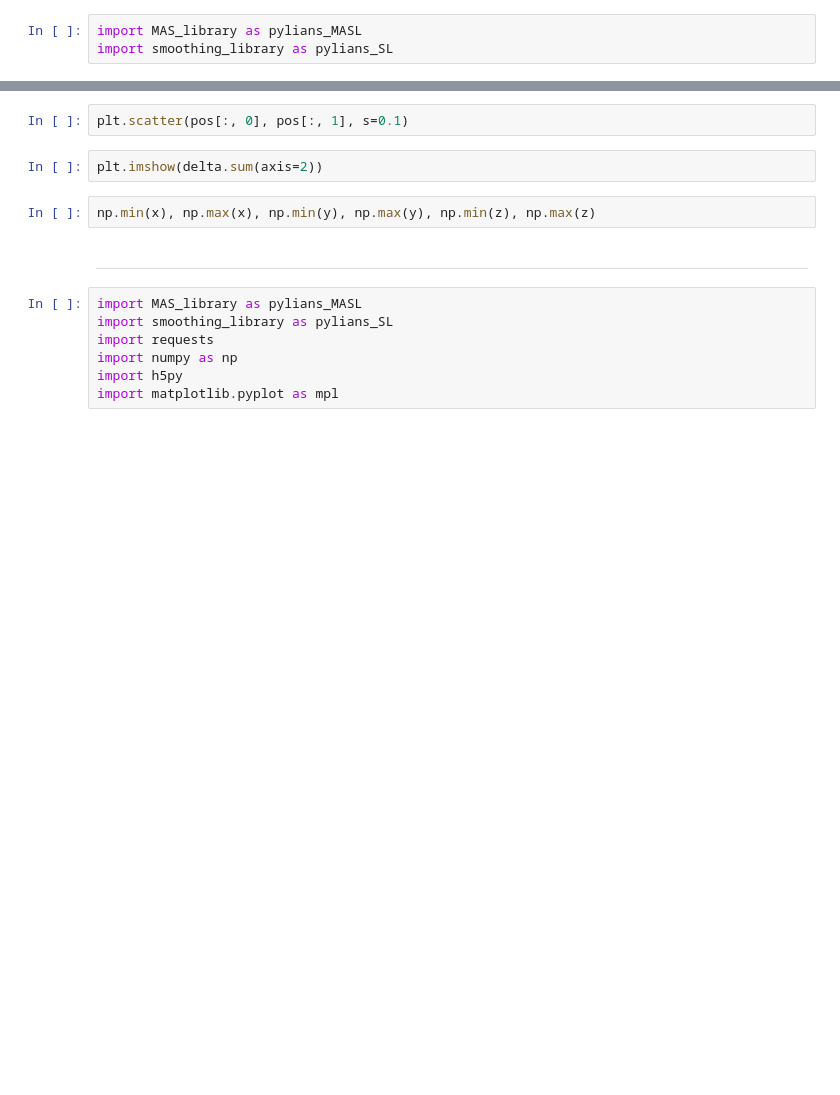
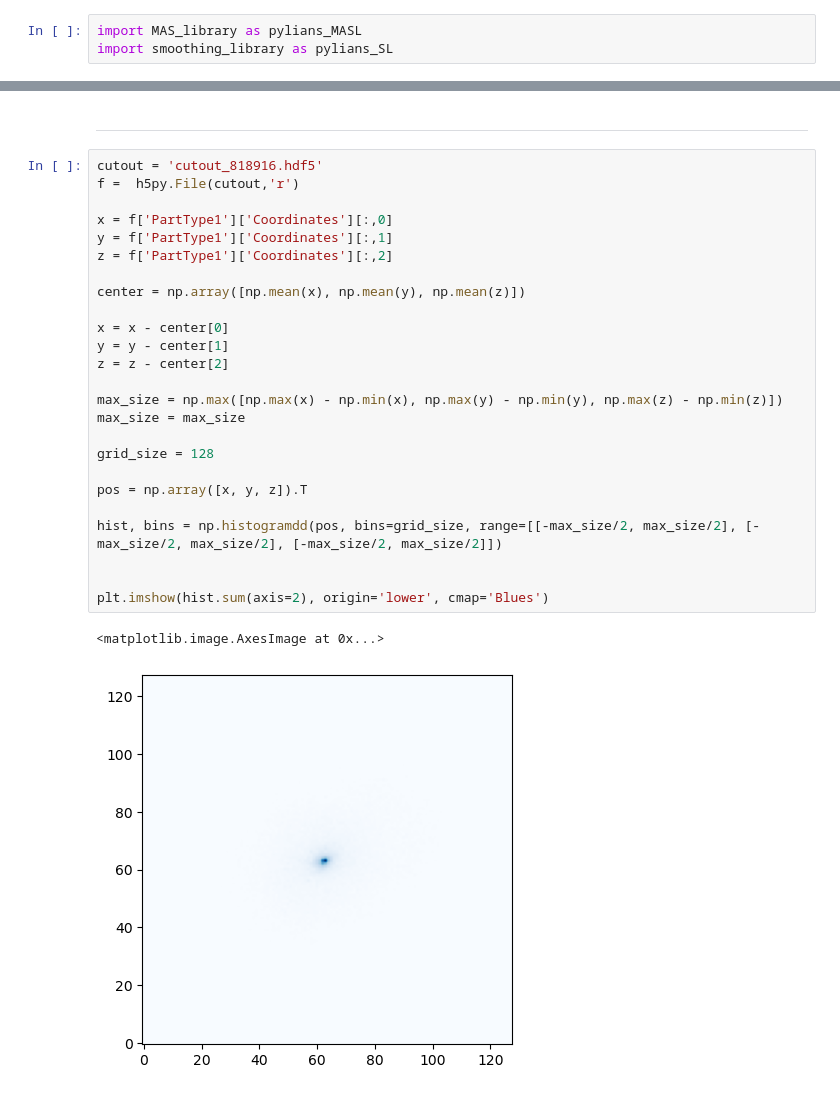
Before and after one commit to SergeiDBykov/self_supervised_halos, a Jupyter notebook: notebooks/halo_selection.ipynb, the cells around one changed output, grey strips where cells are left out. Cells and saved outputs as stored; diff of their text form; blank space fills up the shorter version.

```diff
--- a/notebooks/halo_selection.ipynb
+++ b/notebooks/halo_selection.ipynb
@@ -143,15 +88,30 @@ if 1:
-# %%
-plt.scatter(pos[:, 0], pos[:, 1], s=0.1)
-# %%
-plt.imshow(delta.sum(axis=2))
-# %%
-np.min(x), np.max(x), np.min(y), np.max(y), np.min(z), np.max(z)
 # %% [markdown]
 ---
-# %%
-import MAS_library as pylians_MASL
-import smoothing_library as pylians_SL
-import requests
-import numpy as np
-import h5py
-import matplotlib.pyplot as mpl
+# %%
+cutout = 'cutout_818916.hdf5'
+f =  h5py.File(cutout,'r')
+
+x = f['PartType1']['Coordinates'][:,0]
+y = f['PartType1']['Coordinates'][:,1]
+z = f['PartType1']['Coordinates'][:,2]
+
+center = np.array([np.mean(x), np.mean(y), np.mean(z)])
+
+x = x - center[0]
+y = y - center[1]
+z = z - center[2]
+
+max_size = np.max([np.max(x) - np.min(x), np.max(y) - np.min(y), np.max(z) - np.min(z)])
+max_size = max_size
+
+grid_size = 128
+
+pos = np.array([x, y, z]).T
+
+hist, bins = np.histogramdd(pos, bins=grid_size, range=[[-max_size/2, max_size/2], [-max_size/2, max_size/2], [-max_size/2, max_size/2]])
+
+
+plt.imshow(hist.sum(axis=2), origin='lower', cmap='Blues')
+# %% [output]
+<matplotlib.image.AxesImage at 0x...>
+[figure, added]
```
Also changed, not shown: parts of 26 cells of this notebook, 2 other files.
